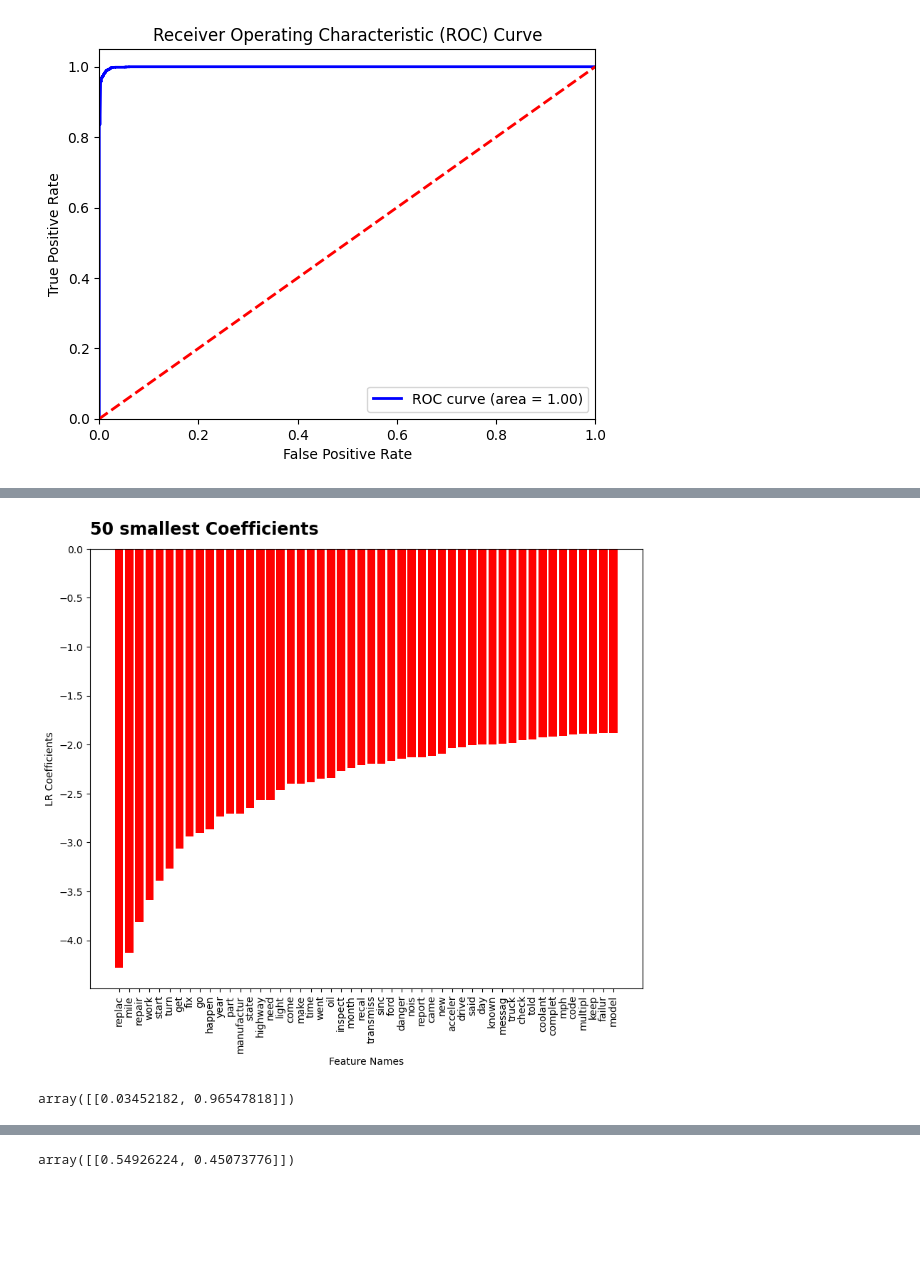
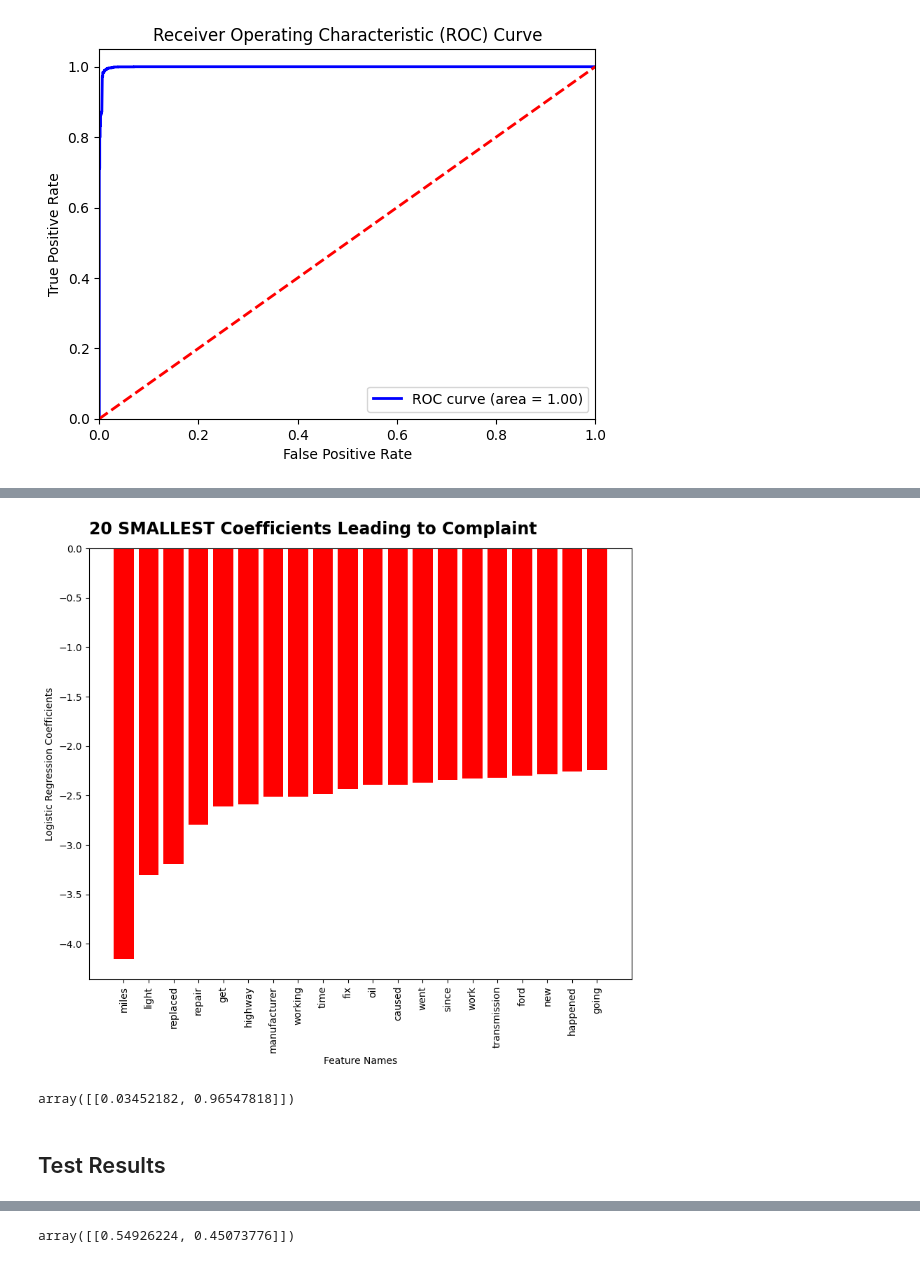
Before and after one commit to HJHUNT/SIADs_capstone_vehicle_complaints_and_recalls, a Jupyter notebook: Experiments/logistic_regression.ipynb, the cells around one changed output, grey strips where cells are left out. Saved outputs shown, nothing was run; the diff lists cells and outputs as text; code cells hidden in the pictures; blank space fills up the shorter version.

```diff
--- a/Experiments/logistic_regression.ipynb
+++ b/Experiments/logistic_regression.ipynb
@@ -455,7 +442,7 @@ p = Preprocesser(
         max_df=0.7,
         binary=True
     ),
-    is_stem=True,
+    is_stem=False,
     rerun=True
 )
 p.preprocess()
@@ -510,12 +497,12 @@ _ = ax.set_xticklabels(ax.get_xticklabels(), rotation=90)
 # %%
 ax = c.plot_feature_importance(
     p.vectorizer,
     type="smallest",
-    top=50
+    top=20
 )
 _ = ax.set_xticklabels(ax.get_xticklabels(), rotation=90)
 # %% [output]
-[figure, old version]
+[figure, new version]
 # %%
 c.predict(
     "Electrical system failure",
@@ -529,3 +516,5 @@ c.predict(
 )
 # %% [output]
 array([[0.03452182, 0.96547818]])
+# %% [markdown]
+## Test Results
```
Also changed, not shown: parts of 15 cells of this notebook.
